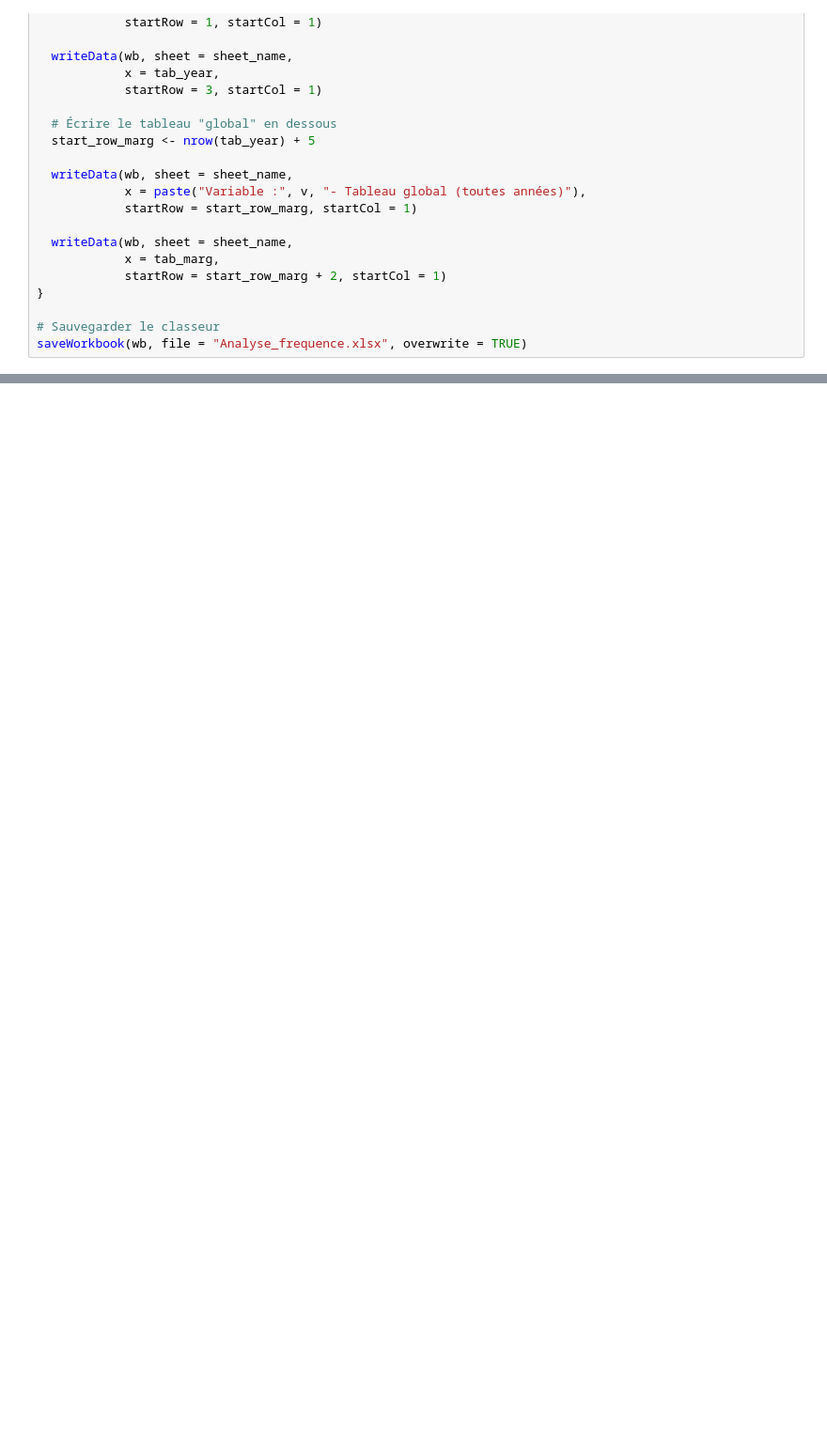
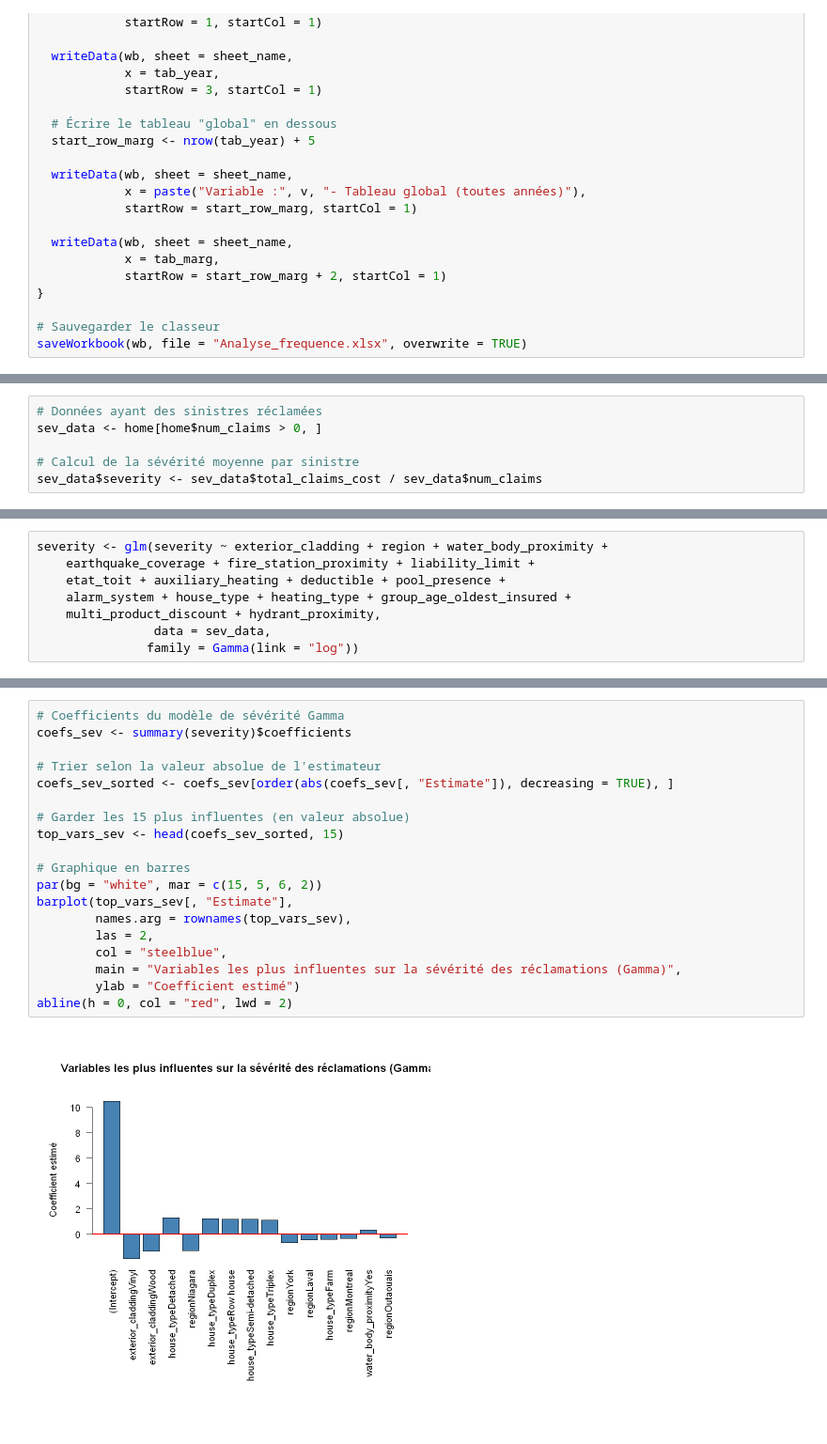
Before and after one commit to wendlassidakab/exemple_tarification_IARD, a Jupyter notebook: Modélisation.ipynb, the cells around one changed output, grey strips where cells are left out. Shown at 94% size. Saved outputs shown, nothing was run; the diff lists cells and outputs as text; blank space fills up the shorter version.

```diff
--- a/Modélisation.ipynb
+++ b/Modélisation.ipynb
@@ -750,0 +757,6 @@ saveWorkbook(wb, file = "Analyse_frequence.xlsx", overwrite = TRUE)
+# %%
+# Données ayant des sinistres réclamées
+sev_data <- home[home$num_claims > 0, ]
+
+# Calcul de la sévérité moyenne par sinistre
+sev_data$severity <- sev_data$total_claims_cost / sev_data$num_claims
@@ -750,0 +810,8 @@ saveWorkbook(wb, file = "Analyse_frequence.xlsx", overwrite = TRUE)
+# %%
+severity <- glm(severity ~ exterior_cladding + region + water_body_proximity +
+    earthquake_coverage + fire_station_proximity + liability_limit +
+    etat_toit + auxiliary_heating + deductible + pool_presence +
+    alarm_system + house_type + heating_type + group_age_oldest_insured +
+    multi_product_discount + hydrant_proximity,
+                data = sev_data,
+               family = Gamma(link = "log"))
@@ -750,0 +840,21 @@ saveWorkbook(wb, file = "Analyse_frequence.xlsx", overwrite = TRUE)
+# %%
+# Coefficients du modèle de sévérité Gamma
+coefs_sev <- summary(severity)$coefficients
+
+# Trier selon la valeur absolue de l'estimateur
+coefs_sev_sorted <- coefs_sev[order(abs(coefs_sev[, "Estimate"]), decreasing = TRUE), ]
+
+# Garder les 15 plus influentes (en valeur absolue)
+top_vars_sev <- head(coefs_sev_sorted, 15)
+
+# Graphique en barres
+par(bg = "white", mar = c(15, 5, 6, 2))
+barplot(top_vars_sev[, "Estimate"],
+        names.arg = rownames(top_vars_sev),
+        las = 2,
+        col = "steelblue",
+        main = "Variables les plus influentes sur la sévérité des réclamations (Gamma)",
+        ylab = "Coefficient estimé")
+abline(h = 0, col = "red", lwd = 2)
+# %% [output]
+[figure, added]
```
Also changed, not shown: parts of 37 cells of this notebook.
